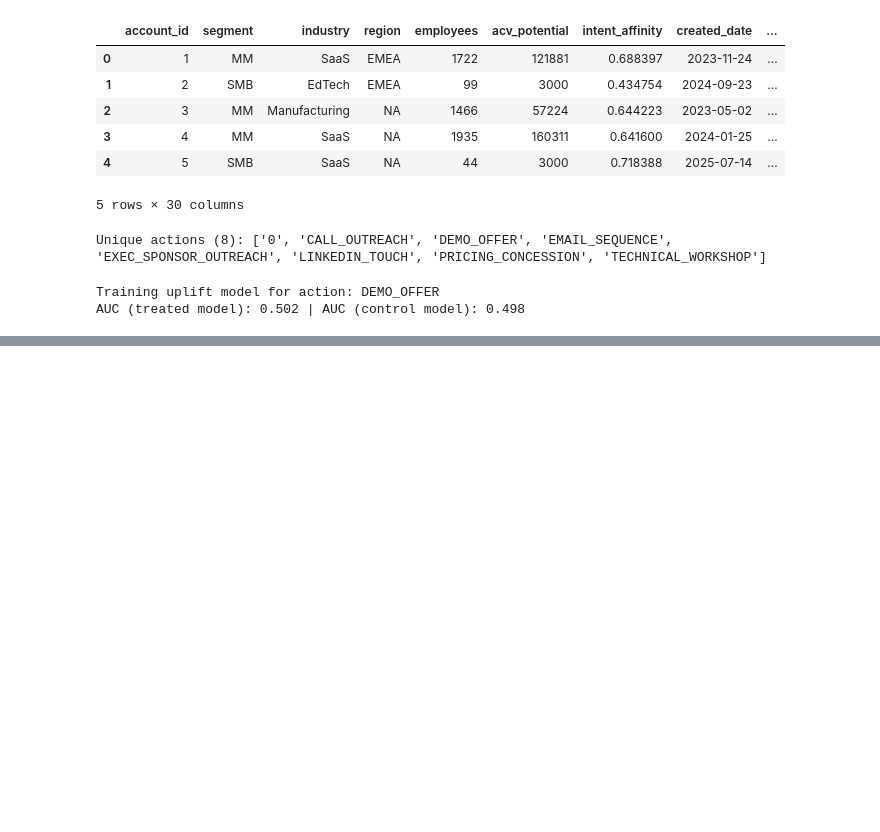
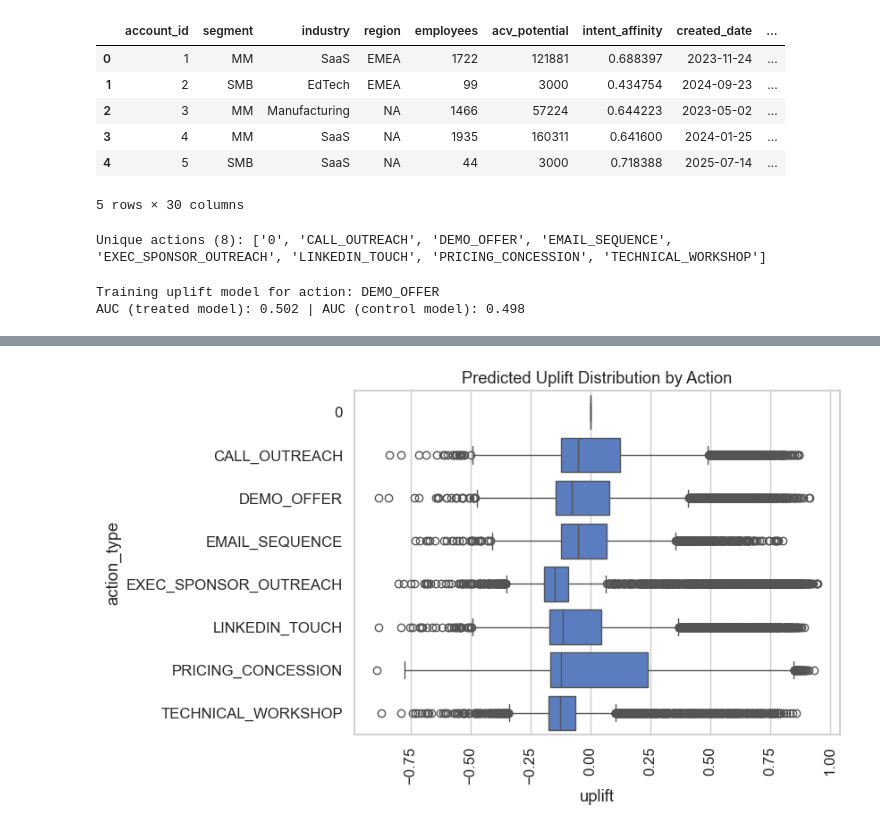
Before and after one commit to emcknight/nba-sales, a Jupyter notebook: notebooks/03_model_uplift_per_action.ipynb, the cells around one changed output, grey strips where cells are left out. Saved outputs shown, nothing was run; the diff lists cells and outputs as text; code cells hidden in the pictures; blank space fills up the shorter version.

```diff
--- a/notebooks/03_model_uplift_per_action.ipynb
+++ b/notebooks/03_model_uplift_per_action.ipynb
@@ -220,3 +220,33 @@ demo_results = train_t_learner_for_action(df, "DEMO_OFFER", features)
 # %% [output]
 Training uplift model for action: DEMO_OFFER
 AUC (treated model): 0.502 | AUC (control model): 0.498
+# %%
+# ----------------------------------------------------
+# Train T-Learners for all actions and aggregate results
+# ----------------------------------------------------
+
+all_results = []
+model_summary = []
+
+for act in tqdm(actions, desc="Training uplift models"):
+    res = train_t_learner_for_action(df, act, features)
+    if res is None:
+        continue
+    all_results.append(res["results"])
+    model_summary.append({
+        "action": act,
+        "auc_treated": res["auc_t"],
+        "auc_control": res["auc_c"]
+    })
+
+# Combine uplift results across all actions
+uplift_results = pd.concat(all_results, ignore_index=True)
+display(uplift_results.head())
+
+# Save summary and combined results
+summary_df = pd.DataFrame(model_summary)
+summary_df.to_csv(settings.artifacts_dir / "uplift_model_summary.csv", index=False)
+uplift_results.to_parquet(settings.artifacts_dir / "uplift_predictions.parquet", index=False)
+
+print("All models trained and results saved.")
+display(summary_df)
@@ -222,0 +284,7 @@ AUC (treated model): 0.502 | AUC (control model): 0.498
+# %%
+sns.boxplot(data=uplift_results, y="action_type", x="uplift")
+plt.title("Predicted Uplift Distribution by Action")
+plt.xticks(rotation=90)
+plt.show()
+# %% [output]
+[figure, added]
```
Also changed, not shown: parts of 21 cells of this notebook, 1 other file.
